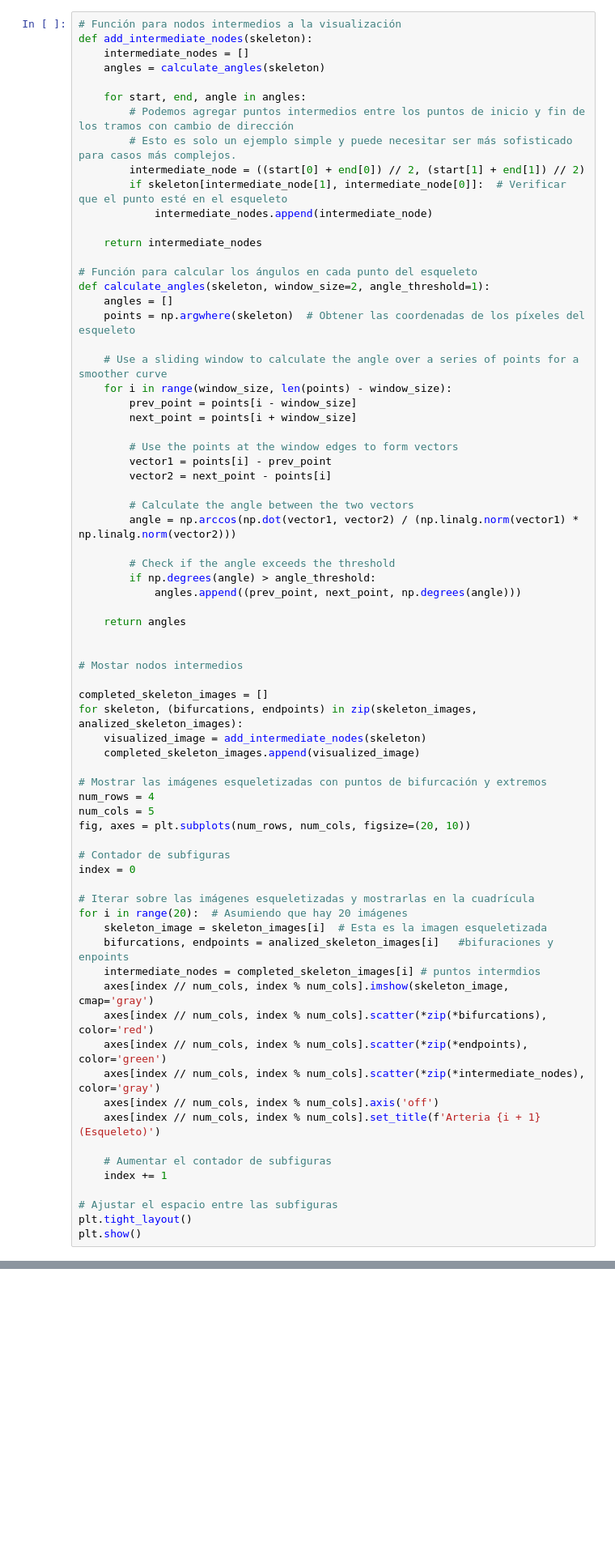
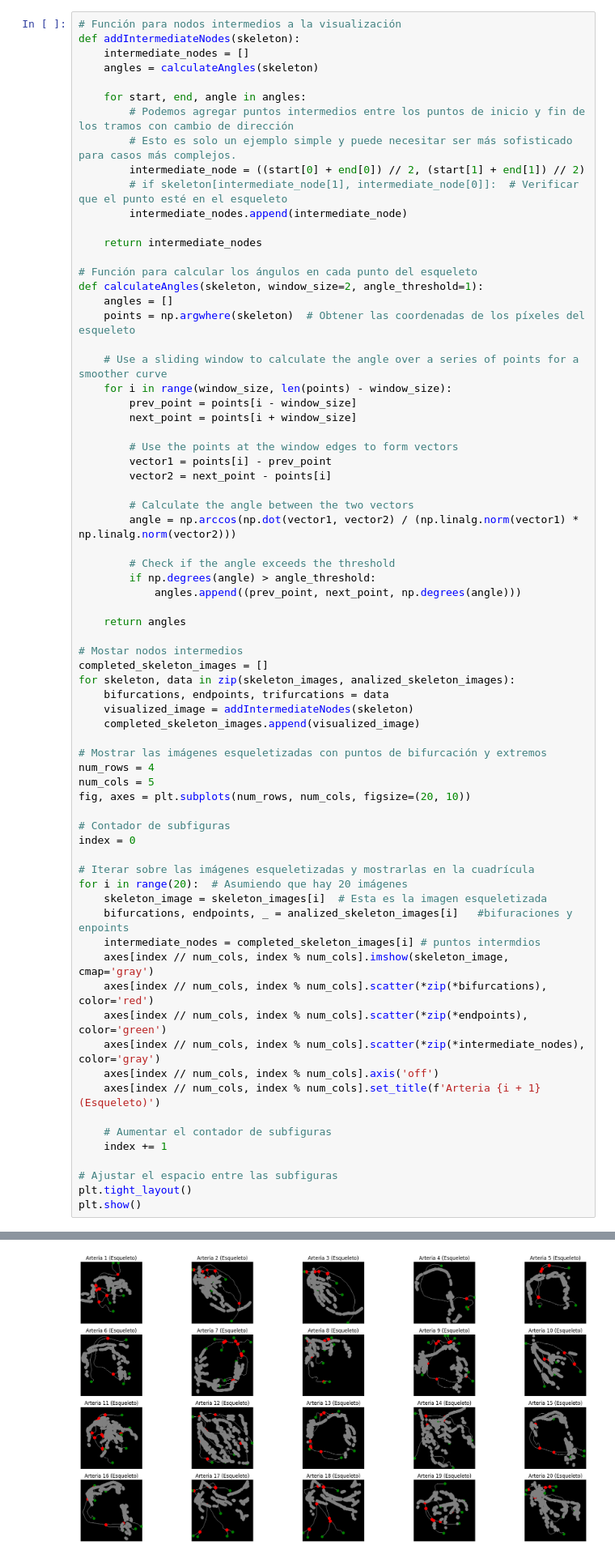
Before and after one commit to stefanoaragoni/Proyecto1_VisionComputadora, a Jupyter notebook: Problema2.ipynb, the cells around one changed output, grey strips where cells are left out. Shown at 81% size. Cells and saved outputs as stored; diff of their text form; blank space fills up the shorter version.

```diff
--- a/Problema2.ipynb
+++ b/Problema2.ipynb
@@ -278,20 +277,20 @@ plt.show()
 # %%
 # Función para nodos intermedios a la visualización
-def add_intermediate_nodes(skeleton):
+def addIntermediateNodes(skeleton):
     intermediate_nodes = []
-    angles = calculate_angles(skeleton)
+    angles = calculateAngles(skeleton)
 
     for start, end, angle in angles:
         # Podemos agregar puntos intermedios entre los puntos de inicio y fin de los tramos con cambio de dirección
         # Esto es solo un ejemplo simple y puede necesitar ser más sofisticado para casos más complejos.
         intermediate_node = ((start[0] + end[0]) // 2, (start[1] + end[1]) // 2)
-        if skeleton[intermediate_node[1], intermediate_node[0]]:  # Verificar que el punto esté en el esqueleto
-            intermediate_nodes.append(intermediate_node)
+        # if skeleton[intermediate_node[1], intermediate_node[0]]:  # Verificar que el punto esté en el esqueleto
+        intermediate_nodes.append(intermediate_node)
 
     return intermediate_nodes
 
 # Función para calcular los ángulos en cada punto del esqueleto
-def calculate_angles(skeleton, window_size=2, angle_threshold=1):
+def calculateAngles(skeleton, window_size=2, angle_threshold=1):
     angles = []
     points = np.argwhere(skeleton)  # Obtener las coordenadas de los píxeles del esqueleto
 
@@ -313,12 +312,11 @@ def calculate_angles(skeleton, window_size=2, angle_threshold=1):
 
     return angles
 
-
 # Mostar nodos intermedios
-
 completed_skeleton_images = []
-for skeleton, (bifurcations, endpoints) in zip(skeleton_images, analized_skeleton_images):
-    visualized_image = add_intermediate_nodes(skeleton)
+for skeleton, data in zip(skeleton_images, analized_skeleton_images):
+    bifurcations, endpoints, trifurcations = data
+    visualized_image = addIntermediateNodes(skeleton)
     completed_skeleton_images.append(visualized_image)
 
 # Mostrar las imágenes esqueletizadas con puntos de bifurcación y extremos
@@ -332,7 +330,7 @@ index = 0
 # Iterar sobre las imágenes esqueletizadas y mostrarlas en la cuadrícula
 for i in range(20):  # Asumiendo que hay 20 imágenes
     skeleton_image = skeleton_images[i]  # Esta es la imagen esqueletizada
-    bifurcations, endpoints = analized_skeleton_images[i]   #bifuraciones y enpoints
+    bifurcations, endpoints, _ = analized_skeleton_images[i]   #bifuraciones y enpoints
     intermediate_nodes = completed_skeleton_images[i] # puntos intermdios
     axes[index // num_cols, index % num_cols].imshow(skeleton_image, cmap='gray')
     axes[index // num_cols, index % num_cols].scatter(*zip(*bifurcations), color='red')
@@ -352,3 +349,4 @@ ValueError: too many values to unpack (expected 2)
+[figure, added]
 # %% [markdown]
 - Se conectan aristan para formar el grafo usando Dijsktra
 
```
Also changed, not shown: parts of 4 cells of this notebook.
